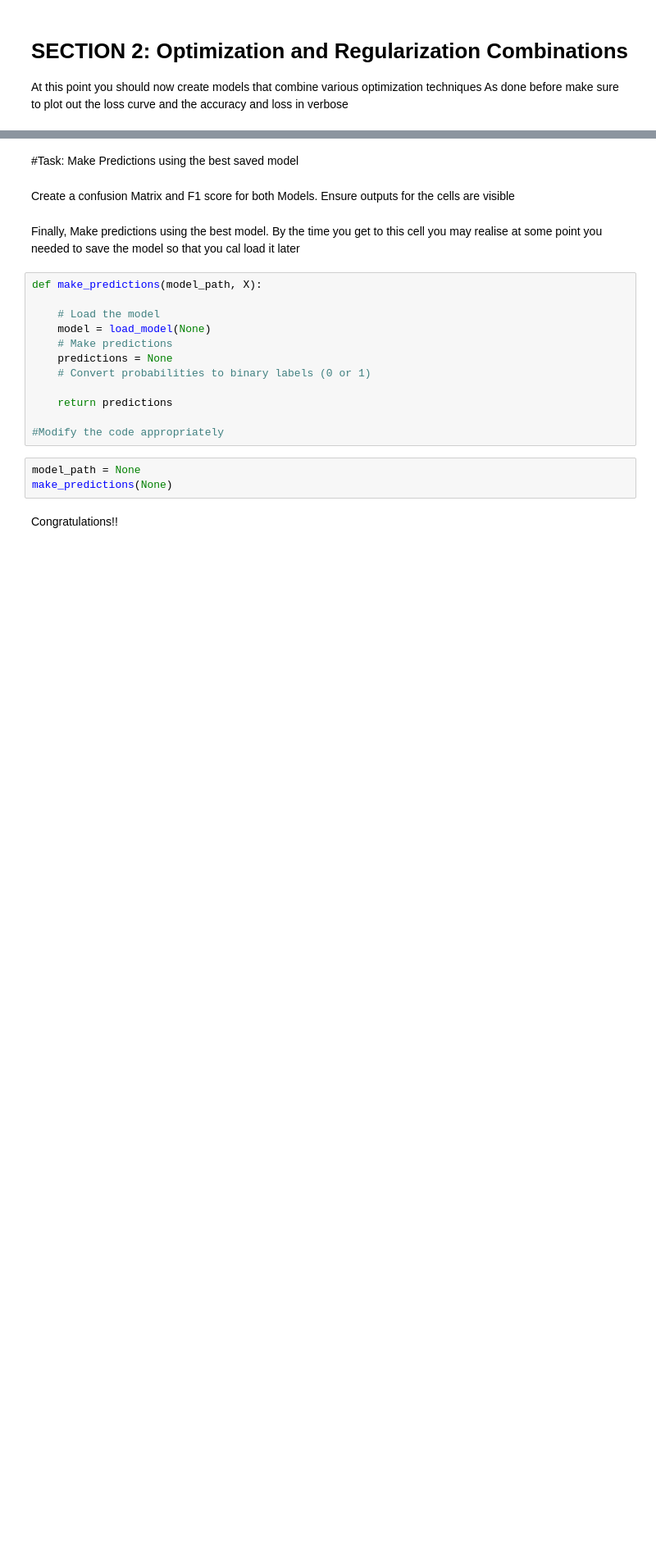
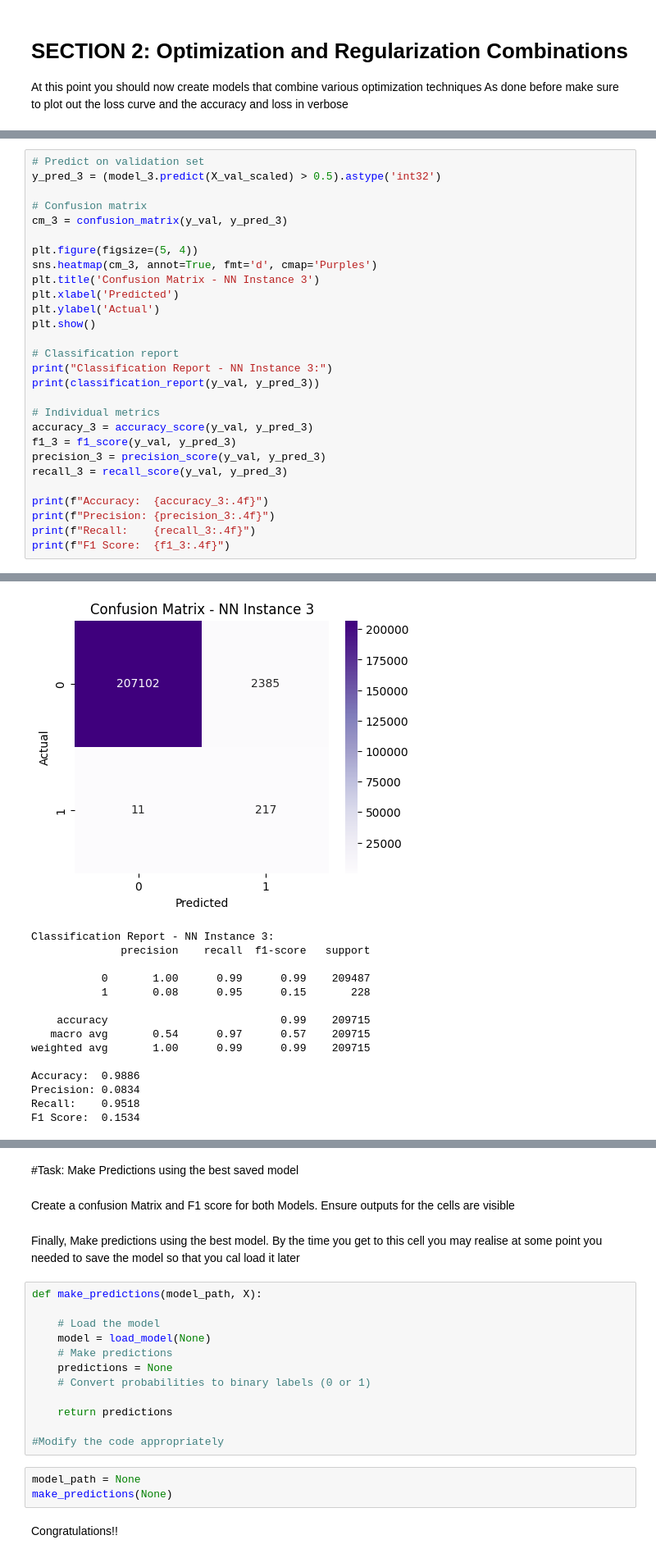
Before and after one commit to JohnOngeri/FraudDetection, a Jupyter notebook: Summative_Intro_to_ml_[John_Ongeri_Ouma_number]_assignment.ipynb, the cells around one changed output, grey strips where cells are left out. Shown at 82% size. Saved outputs shown, nothing was run; the diff lists cells and outputs as text; blank space fills up the shorter version.

```diff
--- a/Summative_Intro_to_ml_[John_Ongeri_Ouma_number]_assignment.ipynb
+++ b/Summative_Intro_to_ml_[John_Ongeri_Ouma_number]_assignment.ipynb
@@ -466,0 +669,29 @@ loss_curve_plot(model_4):
+# %%
+# Predict on validation set
+y_pred_3 = (model_3.predict(X_val_scaled) > 0.5).astype('int32')
+
+# Confusion matrix
+cm_3 = confusion_matrix(y_val, y_pred_3)
+
+plt.figure(figsize=(5, 4))
+sns.heatmap(cm_3, annot=True, fmt='d', cmap='Purples')
+plt.title('Confusion Matrix - NN Instance 3')
+plt.xlabel('Predicted')
+plt.ylabel('Actual')
+plt.show()
+
+# Classification report
+print("Classification Report - NN Instance 3:")
+print(classification_report(y_val, y_pred_3))
+
+# Individual metrics
+accuracy_3 = accuracy_score(y_val, y_pred_3)
+f1_3 = f1_score(y_val, y_pred_3)
+precision_3 = precision_score(y_val, y_pred_3)
+recall_3 = recall_score(y_val, y_pred_3)
+
+print(f"Accuracy:  {accuracy_3:.4f}")
+print(f"Precision: {precision_3:.4f}")
+print(f"Recall:    {recall_3:.4f}")
+print(f"F1 Score:  {f1_3:.4f}")
+# %% [output]
@@ -466,0 +699,15 @@ loss_curve_plot(model_4):
+[figure, added]
+Classification Report - NN Instance 3:
+              precision    recall  f1-score   support
+
+           0       1.00      0.99      0.99    209487
+           1       0.08      0.95      0.15       228
+
+    accuracy                           0.99    209715
+   macro avg       0.54      0.97      0.57    209715
+weighted avg       1.00      0.99      0.99    209715
+
+Accuracy:  0.9886
+Precision: 0.0834
+Recall:    0.9518
+F1 Score:  0.1534
```
Also changed, not shown: parts of 19 cells of this notebook.
